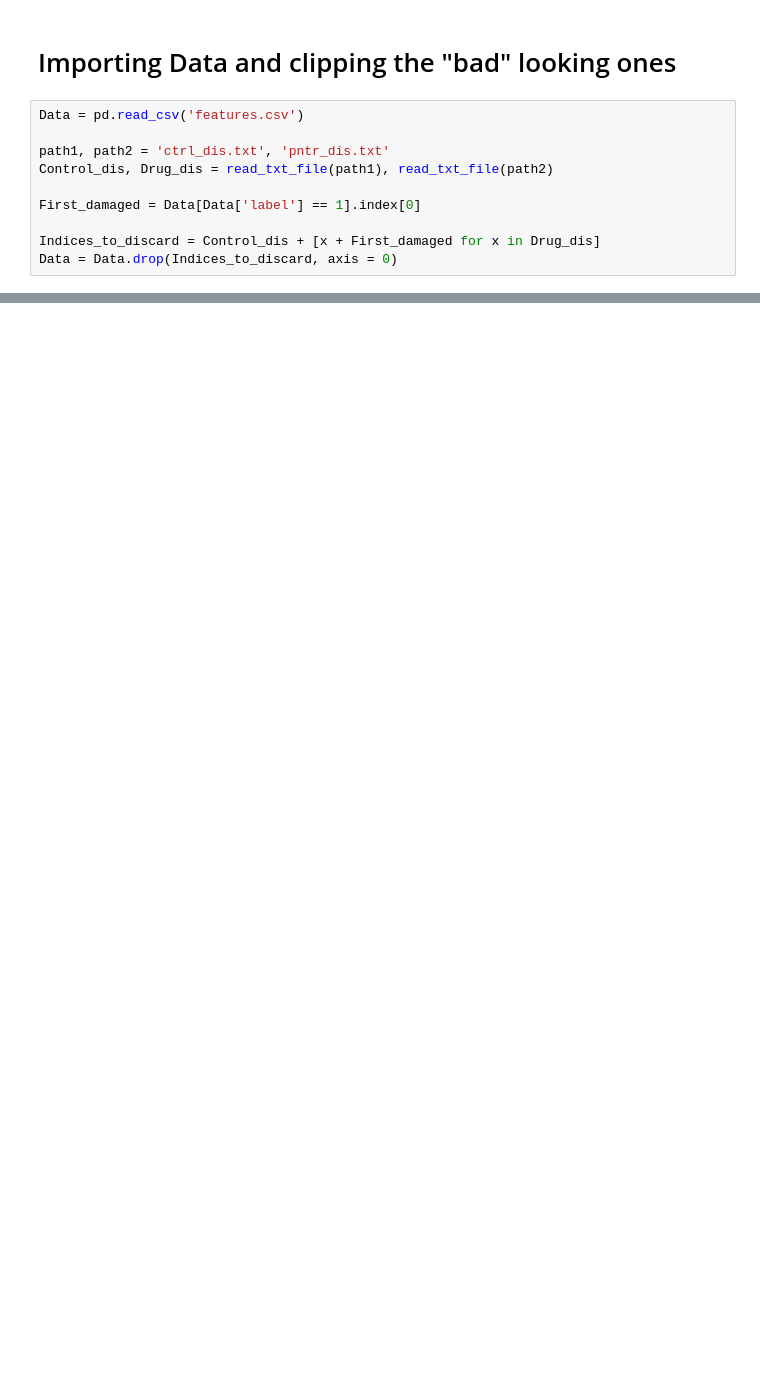
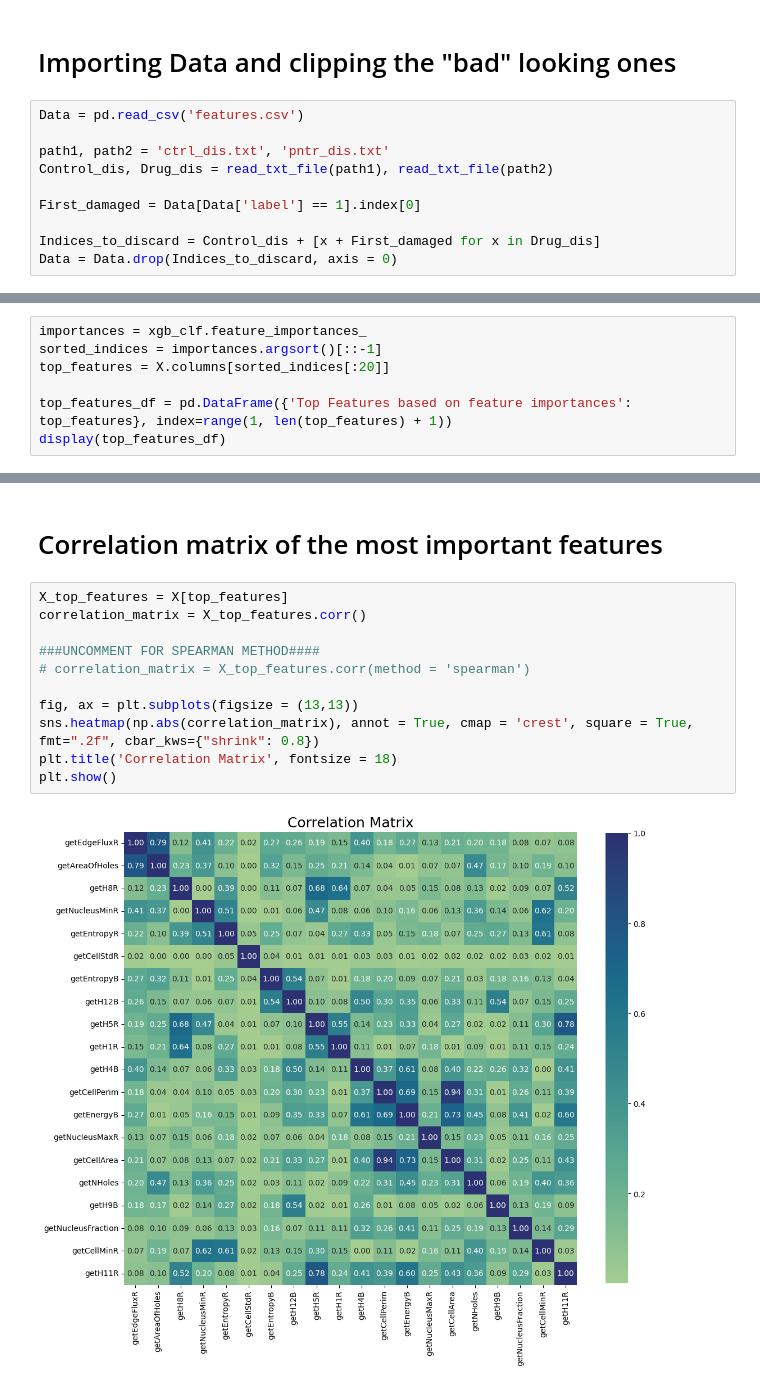
Before and after one commit to Antonio-Maschio/AML_FProject, a Jupyter notebook: Classification_Segmented_Nuclei_XGBoost.ipynb, the cells around one changed output, grey strips where cells are left out. Drawn from its saved outputs; the diff is of its cells as text; blank space fills up the shorter version.

```diff
--- a/Classification_Segmented_Nuclei_XGBoost.ipynb
+++ b/Classification_Segmented_Nuclei_XGBoost.ipynb
@@ -86,0 +96,7 @@ shap.summary_plot(shap_values, X_train, feature_names=X.columns, plot_type='bar'
+# %%
+importances = xgb_clf.feature_importances_
+sorted_indices = importances.argsort()[::-1]
+top_features = X.columns[sorted_indices[:20]]
+
+top_features_df = pd.DataFrame({'Top Features based on feature importances': top_features}, index=range(1, len(top_features) + 1))
+display(top_features_df)
@@ -86,0 +121,15 @@ shap.summary_plot(shap_values, X_train, feature_names=X.columns, plot_type='bar'
+# %% [markdown]
+# Correlation matrix of the most important features
+# %%
+X_top_features = X[top_features]
+correlation_matrix = X_top_features.corr()
+
+###UNCOMMENT FOR SPEARMAN METHOD####
+# correlation_matrix = X_top_features.corr(method = 'spearman')
+
+fig, ax = plt.subplots(figsize = (13,13))
+sns.heatmap(np.abs(correlation_matrix), annot = True, cmap = 'crest', square = True, fmt=".2f", cbar_kws={"shrink": 0.8})
+plt.title('Correlation Matrix', fontsize = 18)
+plt.show()
+# %% [output]
+[figure, added]
```
Also changed, not shown: parts of 17 cells of this notebook.
